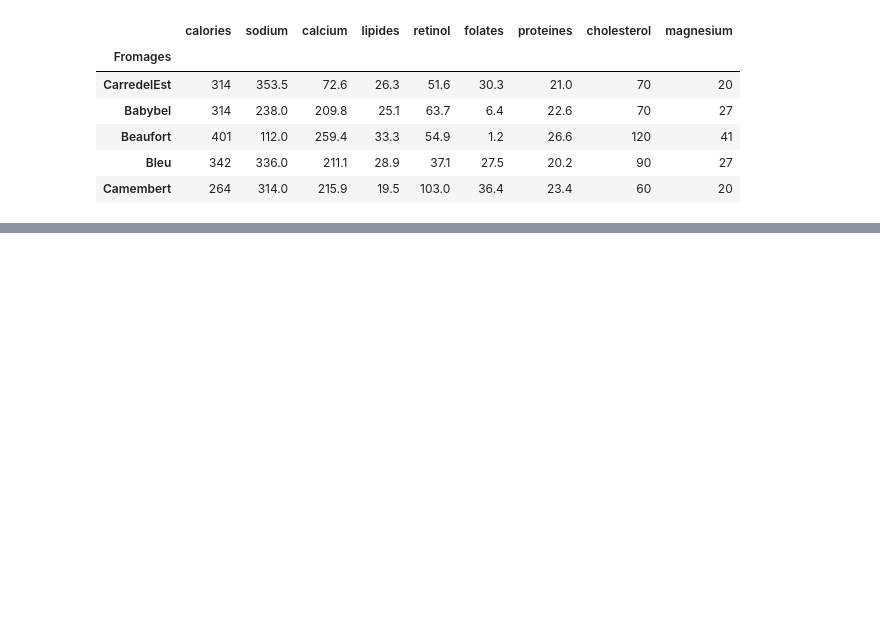
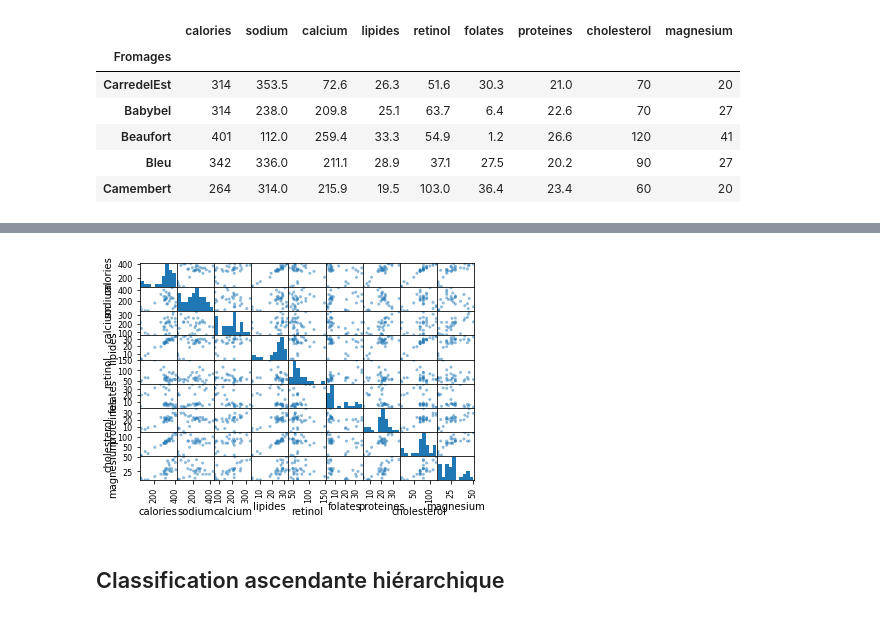
Before and after one commit to NoraYoussefi/cheese_clustering, a Jupyter notebook: Untitled.ipynb, the cells around one changed output, grey strips where cells are left out. Cells and saved outputs as stored; diff of their text form; code cells hidden in the pictures; blank space fills up the shorter version.

```diff
--- a/Untitled.ipynb
+++ b/Untitled.ipynb
@@ -17,0 +56,9 @@ fromage.head()
+# %%
+from pandas.plotting import scatter_matrix
+import matplotlib.pyplot as plt
+
+# L'affichage les nuages des points du data set selon les propriétés
+pd.plotting.scatter_matrix(fromage)
+plt.show()
+# %% [output]
+[figure, added]
@@ -17,0 +68,2 @@ fromage.head()
+# %% [markdown]
+## Classification ascendante hiérarchique
```
Also changed, not shown: parts of 36 cells of this notebook.
